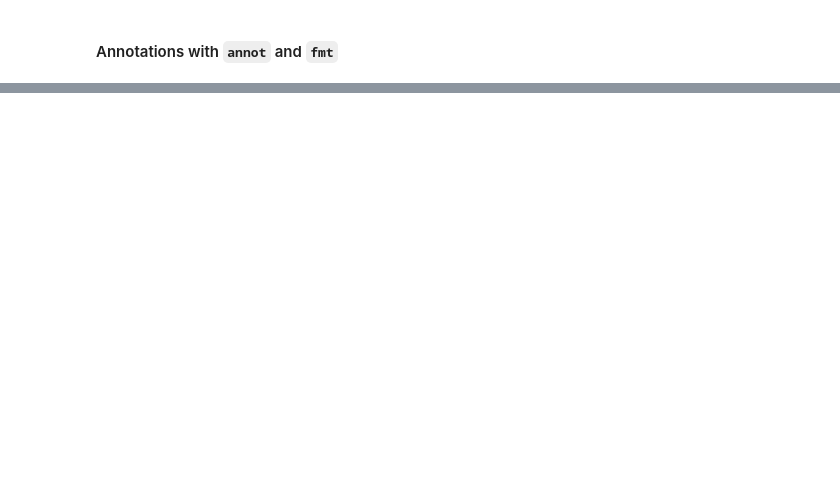
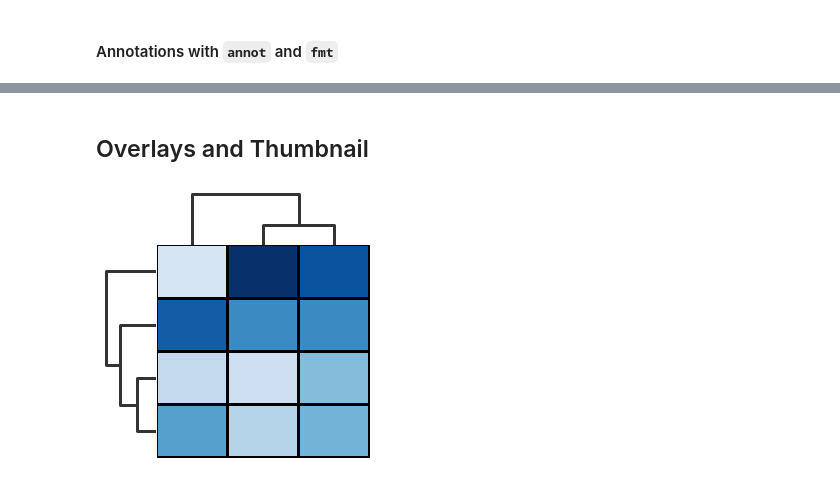
Before and after one commit to kimfetti/Videos, a Jupyter notebook: Seaborn/22_clustermap.ipynb, the cells around one changed output, grey strips where cells are left out. Saved outputs shown, nothing was run; the diff lists cells and outputs as text; code cells hidden in the pictures; blank space fills up the shorter version.

```diff
--- a/Seaborn/22_clustermap.ipynb
+++ b/Seaborn/22_clustermap.ipynb
@@ -265,0 +139,16 @@ sns.clustermap(penguins_corr, figsize=(5, 5), cmap='RdBu_r', center=0, annot=Tru
+# %% [markdown]
+## Overlays and Thumbnail
+# %%
+sns.clustermap(toy_data.reset_index().drop('Name', axis=1),
+               figsize=(4, 4), xticklabels=[],
+               yticklabels=[],
+               cbar_pos=None,
+               cmap='Blues',
+               lw=2,
+               linecolor='black',
+               vmin=5,
+               tree_kws={'lw': 3}
+              );
+#plt.savefig('22clustermap_image_whatIs.png', dpi=200)
+# %% [output]
+[figure, added]
```
Also changed, not shown: parts of 33 cells of this notebook.
